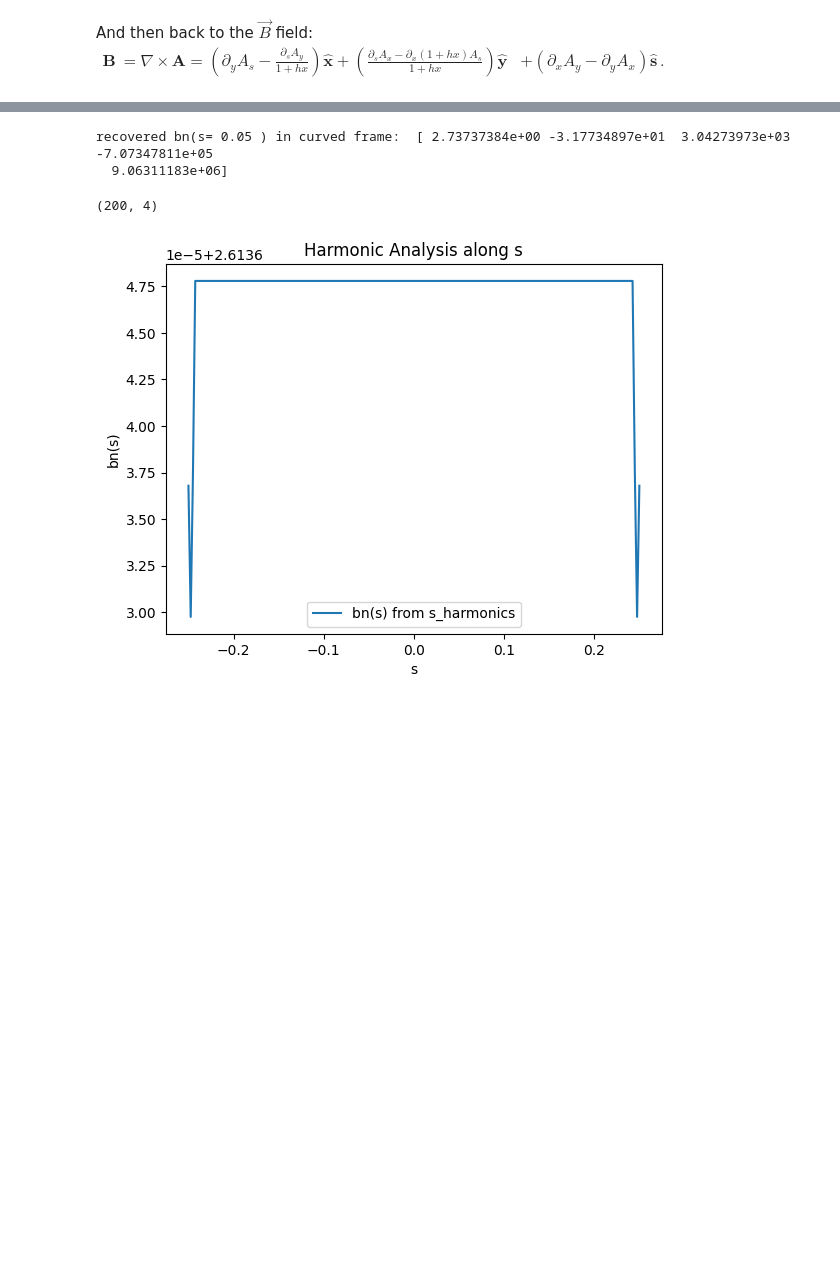
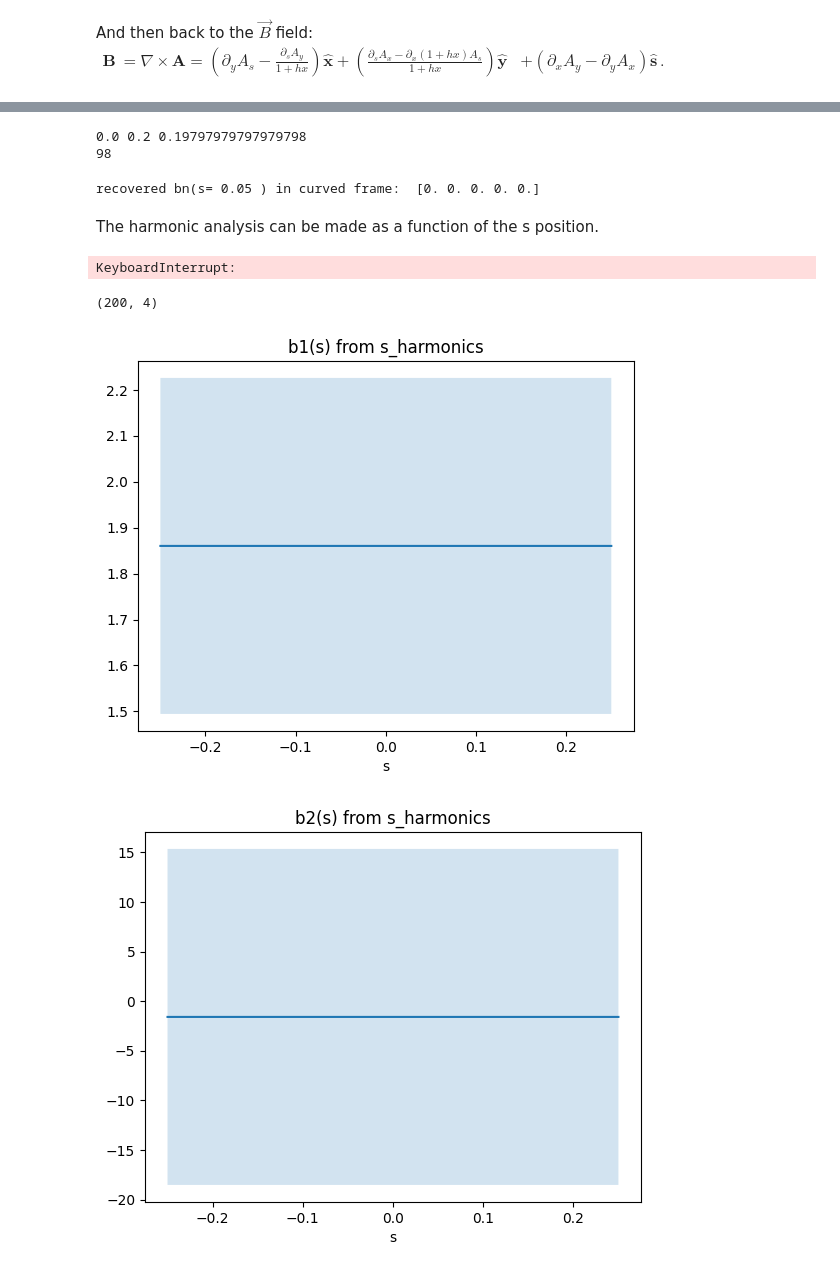
Before and after one commit to marcoliniF/bpmeth, a Jupyter notebook: preliminaryTrials/4.0straighttocurvedbyA_HA.ipynb, the cells around one changed output, grey strips where cells are left out. Saved outputs shown, nothing was run; the diff lists cells and outputs as text; code cells hidden in the pictures; blank space fills up the shorter version.

Commit message:
progressed with tests, added cylindrical grid to avoid interpolation

```diff
--- a/preliminaryTrials/4.0straighttocurvedbyA_HA.ipynb
+++ b/preliminaryTrials/4.0straighttocurvedbyA_HA.ipynb
@@ -172,24 +173,38 @@ fm_curved = bpmeth.fieldmaps.Fieldmap(datafieldmap)#create a fieldmap object wit
+# %%
+print(xFS[0], xFS[N-1], xFS[N-2])
+print(len(xFS[1:N-1]))
+# %% [output]
+0.0 0.2 0.19797979797979798
+98
 # %%
 # Choose a fixed s value (s=0 is the magnet center)
 s_fixed = 0.05
-
-bnianHA=fm_curved.harmonic_analysis_at_s(spos=s_fixed,rmin=0.01,rmax=0.2 ,radius=0.025)
+interp_rad=0.001 #can change the running time and results a lot
+bnianHA=fm_curved.harmonic_analysis_at_s(spos=s_fixed,rmin=xFS[1],rmax=xFS[N-1],nr=N-1,radius=interp_rad)
 print("recovered bn(s=",s_fixed,") in curved frame: ", bnianHA.real)
 # %% [output]
-recovered bn(s= 0.05 ) in curved frame:  [ 2.73737384e+00 -3.17734897e+01  3.04273973e+03 -7.07347811e+05
-  9.06311183e+06]
+recovered bn(s= 0.05 ) in curved frame:  [0. 0. 0. 0. 0.]
+# %% [markdown]
+The harmonic analysis can be made as a function of the s position.
 # %%
-svals, bnofs, errorbn = fm_curved.s_harmonics(4, rmin=0.005, rmax= 0.1)
+svals, bnofs, errorbn = fm_curved.s_harmonics(order=4, rmin=0.002, rmax= 0.2, nr=N-1, radius=interp_rad)
+# %% [output]
+KeyboardInterrupt:
 # %%
 print(bnofs.shape)
-plt.plot(svals, bnofs[:,0], label='b1(s) from s_harmonics')
+plt.plot(svals, bnofs[:,0])
+plt.fill_between(svals, bnofs[:,0]-errorbn[:,0], bnofs[:,0]+errorbn[:,0], alpha=0.2)
 plt.xlabel('s')
-plt.ylabel('b1(s)')
-plt.title('Harmonic Analysis along s')
-plt.legend()
+plt.title('b1(s) from s_harmonics')
 plt.show()
+plt.plot(svals, bnofs[:,1])
+plt.fill_between(svals, bnofs[:,1]-errorbn[:,1], bnofs[:,1]+errorbn[:,1], alpha=0.2)
+plt.xlabel('s')
+plt.title('b2(s) from s_harmonics')
+plt.show()
 # %% [output]
 (200, 4)
-[figure, old version]
+[figure, new version]
+[figure, added]
 # %% [markdown]
 Then I can use the analytic formulas for the conversion of the b_n coefficients from the curved to the straight frame.\
```
Also changed, not shown: parts of 6 cells of this notebook, 5 other files.
